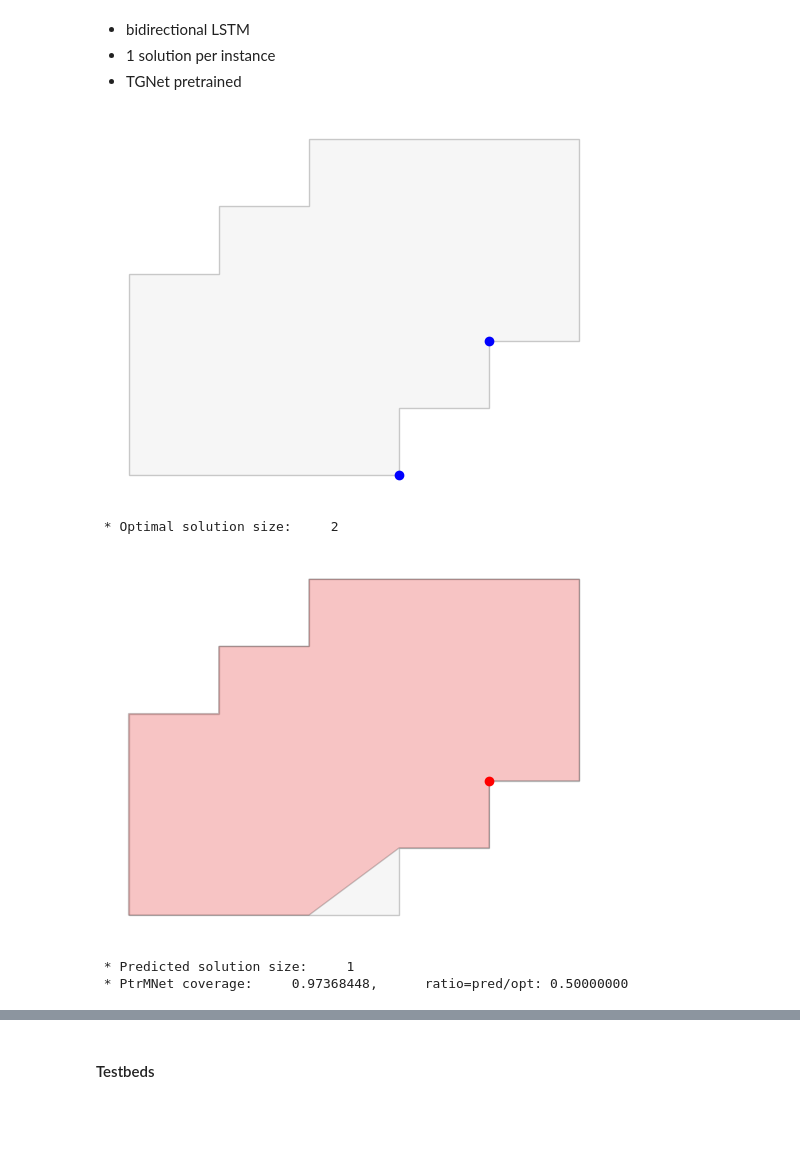
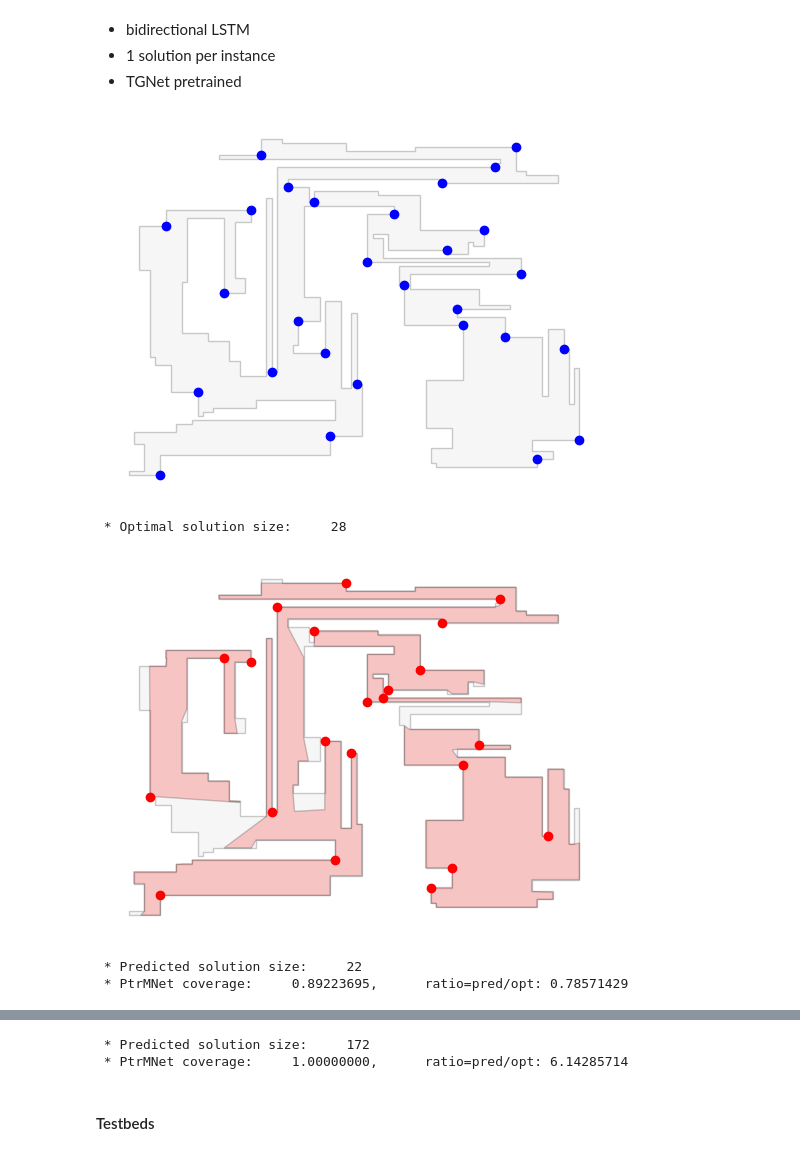
Before and after one commit to dseverdi/AGNet, a Jupyter notebook: notebooks/ArtGallery.ipynb, the cells around one changed output, grey strips where cells are left out. Saved outputs shown, nothing was run; the diff lists cells and outputs as text; code cells hidden in the pictures; blank space fills up the shorter version.

```diff
--- a/notebooks/ArtGallery.ipynb
+++ b/notebooks/ArtGallery.ipynb
@@ -190,7 +201,8 @@ df
 Instances are provided as files, represented as `skgeom.polygon` with discretization points.
 # %%
 # test  instance
-instance = os.path.join(dataset_dir,'test/fat-12-1.pol')
+
+instance_name = 'train/rand-172-166.pol'
+
+instance = os.path.join(dataset_dir,instance_name)
 sample = VisSample.read_samples(path=instance, sol_sample=1)[0]
-
-sample
@@ -225,18 +235,24 @@ Model loaded successfully.
 # %%
 # optimal and neural solver
 sol_opt    = opt_solver.predict(instance)
-sol_agnet  = agnet_solver.predict(instance,beam_width=4)
+sol_agnet  = agnet_solver.predict(instance,beam_width=4)[0]
+sol_all    = np.arange(len(sample.points))
+
 
 # show only opt solution
 poly, region, predicted, opt, coverage = evaluate_polygon_visibility(sample,sol_opt)
 show(poly, region, None, opt, coverage)
 
 # show all possible predicted solutions
 poly, region, predicted, opt, coverage = evaluate_polygon_visibility(sample,sol_agnet)
 show(poly, region, predicted, opt, coverage)
+
+# show dummy solution
+poly, region, predicted, opt, coverage = evaluate_polygon_visibility(sample,sol_all)
+show(poly, region, predicted, opt, coverage)
 # %% [output]
-[figure, old version]
+[figure, new version]
- * Optimal solution size:     2
+ * Optimal solution size:     28
-[figure, old version]
+[figure, new version]
- * Predicted solution size:     1
- * PtrMNet coverage:     0.97368448,      ratio=pred/opt: 0.50000000
+ * Predicted solution size:     22
+ * PtrMNet coverage:     0.89223695,      ratio=pred/opt: 0.78571429
@@ -243,3 +260,5 @@ show(poly, region, predicted, opt, coverage)
+ * Predicted solution size:     172
+ * PtrMNet coverage:     1.00000000,      ratio=pred/opt: 6.14285714
 # %% [markdown]
 #### Testbeds
 # %%
```
Also changed, not shown: parts of 4 cells of this notebook, 5 other files.
